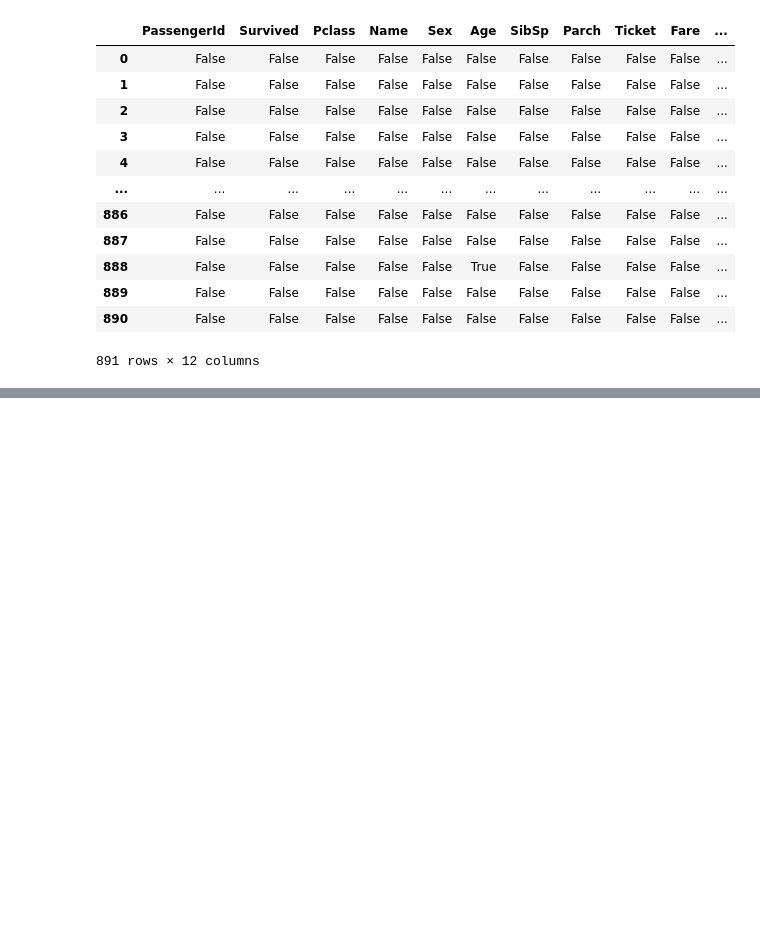
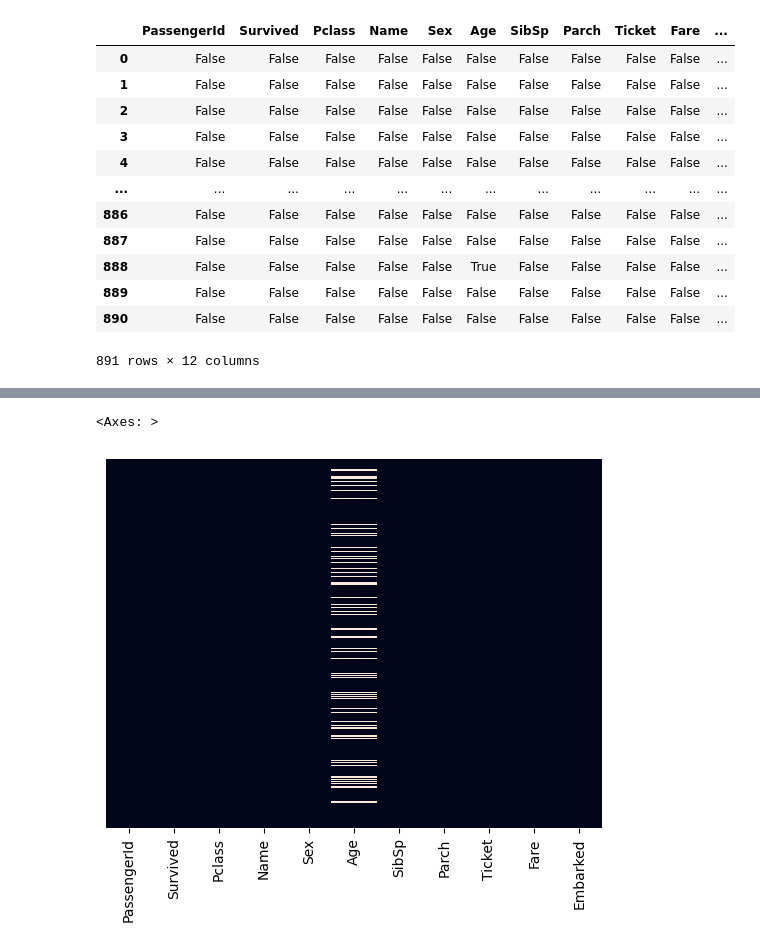
Before and after one commit to naimNB/Mechine-Learning, a Jupyter notebook: Logistic_Regression/Logistic_regression_in_titanic_dataset.ipynb, the cells around one changed output, grey strips where cells are left out. Drawn from its saved outputs; the diff is of its cells as text; code cells hidden in the pictures; blank space fills up the shorter version.

```diff
--- a/Logistic_Regression/Logistic_regression_in_titanic_dataset.ipynb
+++ b/Logistic_Regression/Logistic_regression_in_titanic_dataset.ipynb
@@ -83,0 +91,9 @@ sns.heatmap(
+# %%
+sns.heatmap(
+    data.isnull(),
+    yticklabels=False,
+    cbar=False
+)
+# %% [output]
+<Axes: >
+[figure, added]
```
Also changed, not shown: parts of 6 cells of this notebook.
